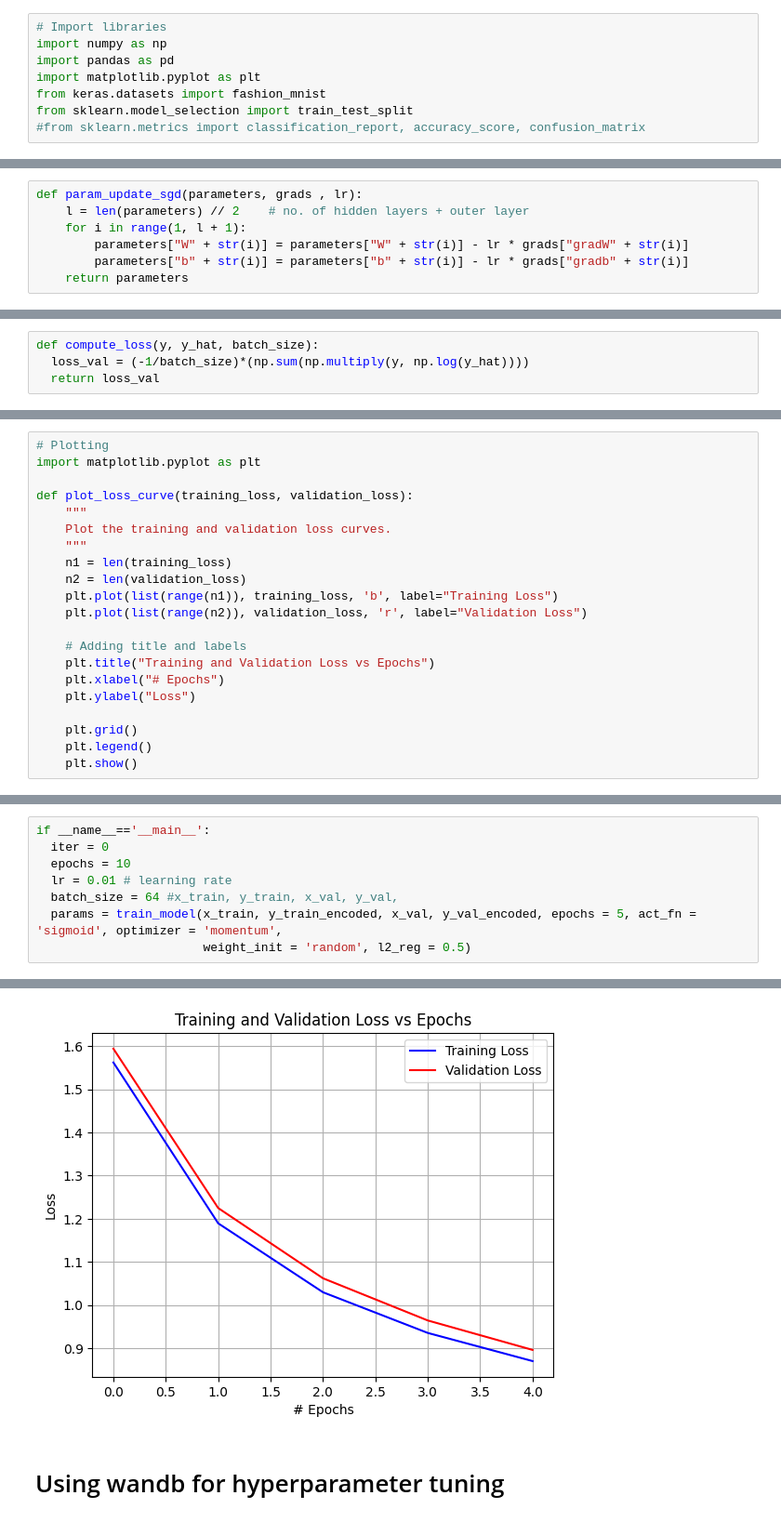
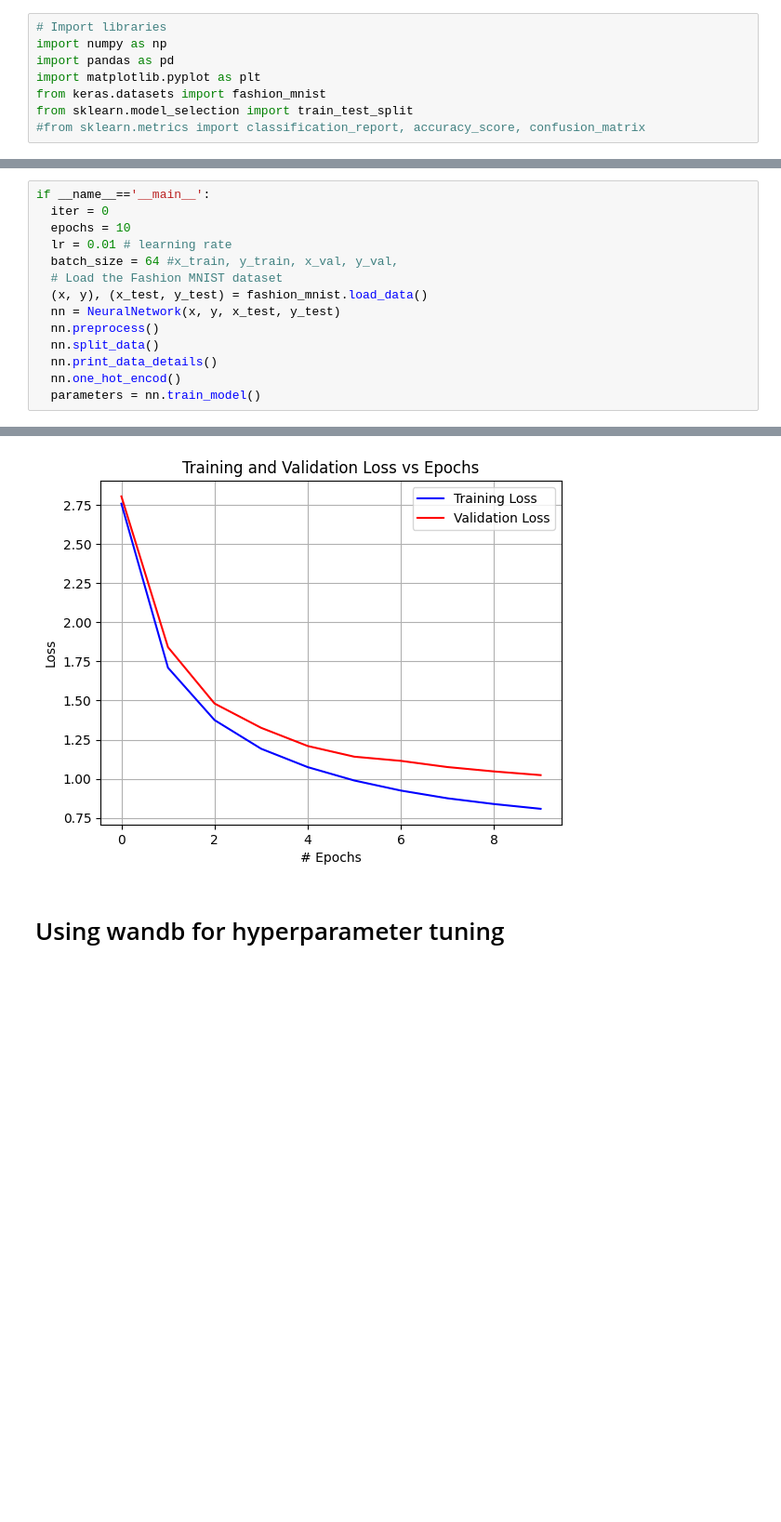
Before and after one commit to abhinavtk1/CS6910, a Jupyter notebook: colab_nb.ipynb, the cells around one changed output, grey strips where cells are left out. Shown at 93% size. Cells and saved outputs as stored; diff of their text form; blank space fills up the shorter version.

Commit message:
implemented class model for nn

```diff
--- a/colab_nb.ipynb
+++ b/colab_nb.ipynb
@@ -182,7 +10,0 @@ def back_propagation(y_hat, y, h, a, nn_layers, parameters, act_fn, batch_size,
-# %%
-def param_update_sgd(parameters, grads , lr):
-    l = len(parameters) // 2    # no. of hidden layers + outer layer
-    for i in range(1, l + 1):
-        parameters["W" + str(i)] = parameters["W" + str(i)] - lr * grads["gradW" + str(i)]
-        parameters["b" + str(i)] = parameters["b" + str(i)] - lr * grads["gradb" + str(i)]
-    return parameters
@@ -215,4 +10,0 @@ def param_update_nesterov(parameters, grads , lr, beta, prev_v):
-# %%
-def compute_loss(y, y_hat, batch_size):
-  loss_val = (-1/batch_size)*(np.sum(np.multiply(y, np.log(y_hat))))
-  return loss_val
@@ -243,21 +10,0 @@ def evaluate_model(x_train, y_train, x_test, y_test, nn_layers, parameters, act_
-# %%
-# Plotting
-import matplotlib.pyplot as plt
-
-def plot_loss_curve(training_loss, validation_loss):
-    """
-    Plot the training and validation loss curves.
-    """
-    n1 = len(training_loss)
-    n2 = len(validation_loss)
-    plt.plot(list(range(n1)), training_loss, 'b', label="Training Loss")
-    plt.plot(list(range(n2)), validation_loss, 'r', label="Validation Loss")
-
-    # Adding title and labels
-    plt.title("Training and Validation Loss vs Epochs")
-    plt.xlabel("# Epochs")
-    plt.ylabel("Loss")
-
-    plt.grid()
-    plt.legend()
-    plt.show()
@@ -342,6 +289,12 @@ if __name__=='__main__':
   epochs = 10
   lr = 0.01 # learning rate
   batch_size = 64 #x_train, y_train, x_val, y_val,
-  params = train_model(x_train, y_train_encoded, x_val, y_val_encoded, epochs = 5, act_fn = 'sigmoid', optimizer = 'momentum',
-                       weight_init = 'random', l2_reg = 0.5)
+  # Load the Fashion MNIST dataset
+  (x, y), (x_test, y_test) = fashion_mnist.load_data()
+  nn = NeuralNetwork(x, y, x_test, y_test)
+  nn.preprocess()
+  nn.split_data()
+  nn.print_data_details()
+  nn.one_hot_encod()
+  parameters = nn.train_model()
 # %% [output]
@@ -353,4 +317,4 @@ Epochs =  4     Training cost: 0.8698955188361825       Accuracy: 0.944174074074
-[figure, old version]
+[figure, new version]
 # %% [markdown]
 # Using wandb for hyperparameter tuning
 # %%
```
Also changed, not shown: parts of 22 cells of this notebook, 1 other file.
